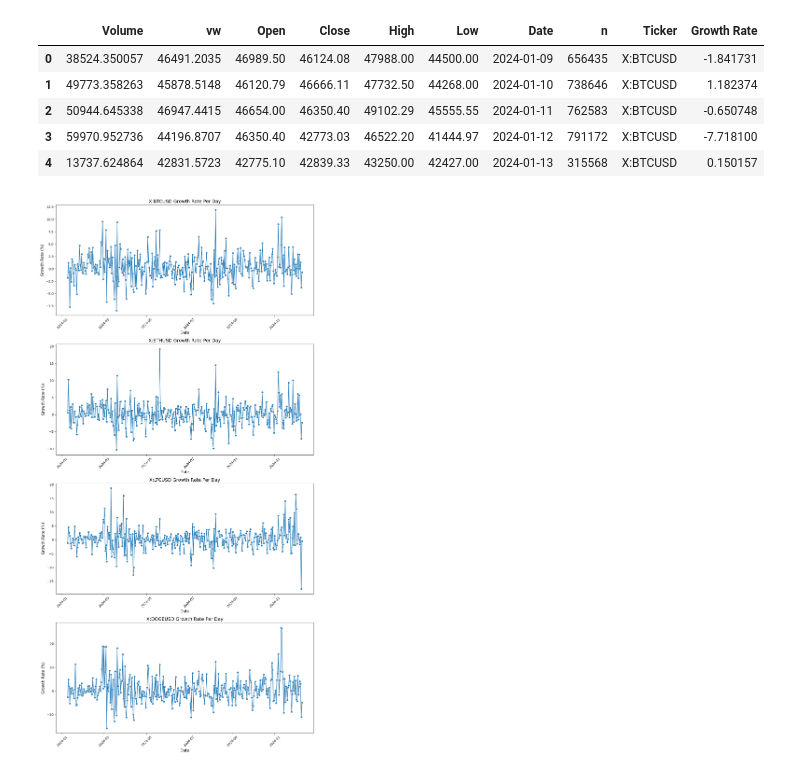
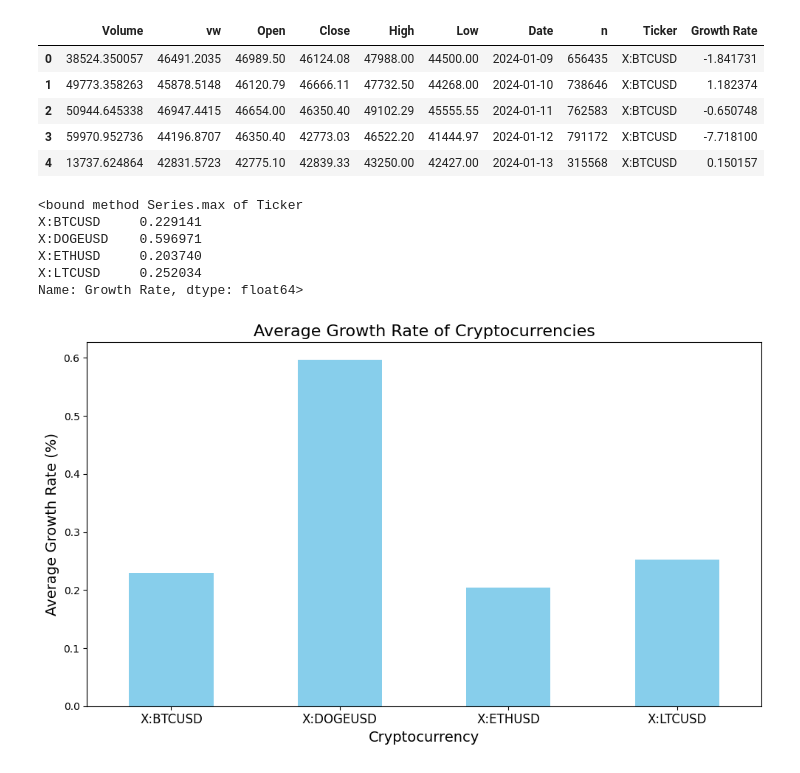
Before and after one commit to mehrabdhali/Final-Project, a Jupyter notebook: Cryptocurriences.ipynb, the cells around one changed output. Drawn from its saved outputs; the diff is of its cells as text; code cells hidden in the pictures.

Commit message:
updating bitcoin, litecoin, and cryptocurrencies

```diff
--- a/Cryptocurriences.ipynb
+++ b/Cryptocurriences.ipynb
@@ -70,27 +70,29 @@ df.head()
 | 2 | 50944.645338 | 46947.4415 | 46654.00 | 46350.40 | 49102.29 | 45555.55 | 2024-01-11 | 762583 | X:BTCUSD | -0.650748 |
 | 3 | 59970.952736 | 44196.8707 | 46350.40 | 42773.03 | 46522.20 | 41444.97 | 2024-01-12 | 791172 | X:BTCUSD | -7.718100 |
 | 4 | 13737.624864 | 42831.5723 | 42775.10 | 42839.33 | 43250.00 | 42427.00 | 2024-01-13 | 315568 | X:BTCUSD | 0.150157 |
-# %%
-import seaborn as sns
-import matplotlib.pyplot as plt
-
-tickers = df['Ticker'].unique()  # Get unique tickers
-
-# Size
-plt.figure(figsize=(12, 6 * len(tickers)))
-
-# Creates separate plot for each ticker
-for i, ticker in enumerate(tickers, start=1):
-    plt.subplot(len(tickers), 1, i)  # Create a subplot for each ticker
-    sns.lineplot(data=df[df['Ticker'] == ticker], x="Date", y="Growth Rate", marker="o")
-
-    # Formatting each subplot
-    plt.title(f"{ticker} Growth Rate Per Day", fontsize=14)
-    plt.xlabel("Date", fontsize=12)
-    plt.ylabel("Growth Rate (%)", fontsize=12)
-    plt.xticks(rotation=45)
-
-plt.tight_layout()
-plt.show()
-# %% [output]
-[figure, removed]
+# %%
+average_growth = df.groupby("Ticker")["Growth Rate"].mean()
+# %%
+average_growth.max
+# %% [output]
+<bound method Series.max of Ticker
+X:BTCUSD     0.229141
+X:DOGEUSD    0.596971
+X:ETHUSD     0.203740
+X:LTCUSD     0.252034
+Name: Growth Rate, dtype: float64>
+# %%
+import matplotlib.pyplot as plt
+
+# average growth rate as a bar chart
+plt.figure(figsize=(10, 6))
+average_growth.plot(kind="bar", color="skyblue")
+plt.title("Average Growth Rate of Cryptocurrencies", fontsize=16)
+plt.xlabel("Cryptocurrency", fontsize=14)
+plt.ylabel("Average Growth Rate (%)", fontsize=14)
+plt.xticks(rotation=0, fontsize=12)
+plt.tight_layout()
+
+plt.show()
+# %% [output]
+[figure, added]
```
Also changed, not shown: 2 other files.
